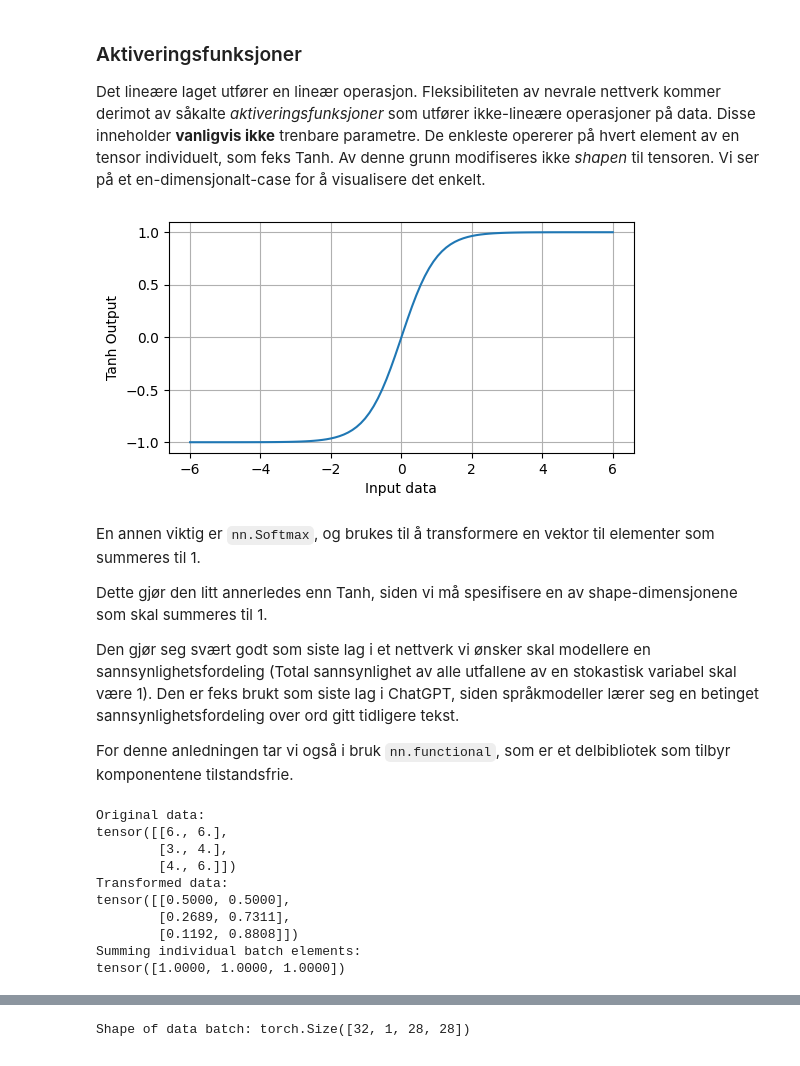
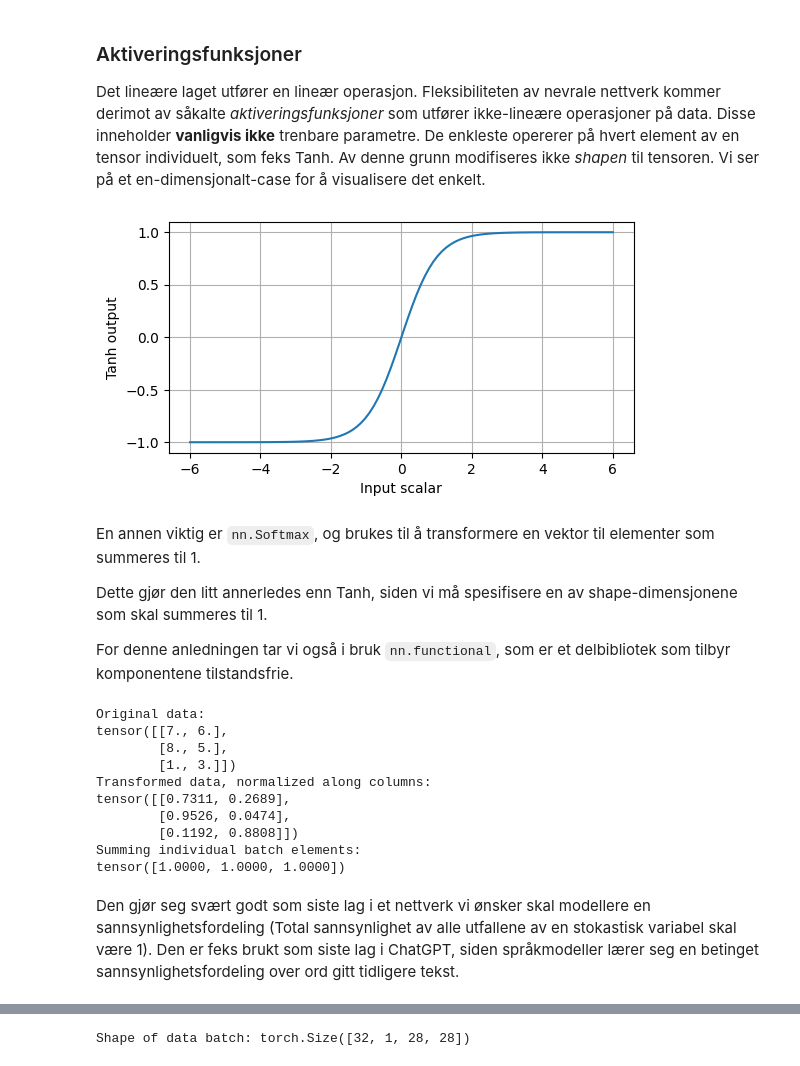
Before and after one commit to willdalh/ml-course, a Jupyter notebook: part2-neural-networks/neural_networks.ipynb, the cells around one changed output, grey strips where cells are left out. Cells and saved outputs as stored; diff of their text form; code cells hidden in the pictures.

```diff
--- a/part2-neural-networks/neural_networks.ipynb
+++ b/part2-neural-networks/neural_networks.ipynb
@@ -92,44 +93,45 @@ Det lineære laget utfører en lineær operasjon. Fleksibiliteten av nevrale net
 # %%
 import matplotlib.pyplot as plt # Library for visualization
 tanh = nn.Tanh()
 assert not hasattr(tanh, "weight") # No learnable weights
 
 data = torch.linspace(start=-6, end=6, steps=100) # Vector with 100 elements increasing from -6 to 6
 output = tanh(data)
 
 fig, ax = plt.subplots(figsize=(6, 3))
 ax.plot(data, output)
-ax.set_xlabel("Input data")
-ax.set_ylabel("Tanh Output")
+ax.set_xlabel("Input scalar")
+ax.set_ylabel("Tanh output")
 ax.grid(True)
 # %% [output]
-[figure, old version]
+[figure, new version]
 # %% [markdown]
 En annen viktig er `nn.Softmax`, og brukes til å transformere en vektor til elementer som summeres til 1.
 
 Dette gjør den litt annerledes enn Tanh, siden vi må spesifisere en av shape-dimensjonene som skal summeres til 1.
 
-Den gjør seg svært godt som siste lag i et nettverk vi ønsker skal modellere en sannsynlighetsfordeling (Total sannsynlighet av alle utfallene av en stokastisk variabel skal være 1). Den er feks brukt som siste lag i ChatGPT, siden språkmodeller lærer seg en betinget sannsynlighetsfordeling over ord gitt tidligere tekst.
-
 For denne anledningen tar vi også i bruk `nn.functional`, som er et delbibliotek som tilbyr komponentene tilstandsfrie.
 # %%
 import torch.nn.functional as F
 
+torch.manual_seed(42)
 data = torch.randint(low=1, high=10, size=(3, 2)).float()
 print(f"Original data:\n{data}")
 data = F.softmax(data, dim=1)
-print(f"Transformed data:\n{data}")
+print(f"Transformed data, normalized along columns:\n{data}")
 print(f"Summing individual batch elements:\n{data.sum(dim=1)}")
 # %% [output]
 Original data:
-tensor([[6., 6.],
-        [3., 4.],
-        [4., 6.]])
-Transformed data:
-tensor([[0.5000, 0.5000],
-        [0.2689, 0.7311],
+tensor([[7., 6.],
+        [8., 5.],
+        [1., 3.]])
+Transformed data, normalized along columns:
+tensor([[0.7311, 0.2689],
+        [0.9526, 0.0474],
         [0.1192, 0.8808]])
 Summing individual batch elements:
 tensor([1.0000, 1.0000, 1.0000])
+# %% [markdown]
+Den gjør seg svært godt som siste lag i et nettverk vi ønsker skal modellere en sannsynlighetsfordeling (Total sannsynlighet av alle utfallene av en stokastisk variabel skal være 1). Den er feks brukt som siste lag i ChatGPT, siden språkmodeller lærer seg en betinget sannsynlighetsfordeling over ord gitt tidligere tekst.
 # %% [markdown]
 ## Klassifisering av sifre
```
Also changed, not shown: parts of 16 cells of this notebook, 2 other files.
